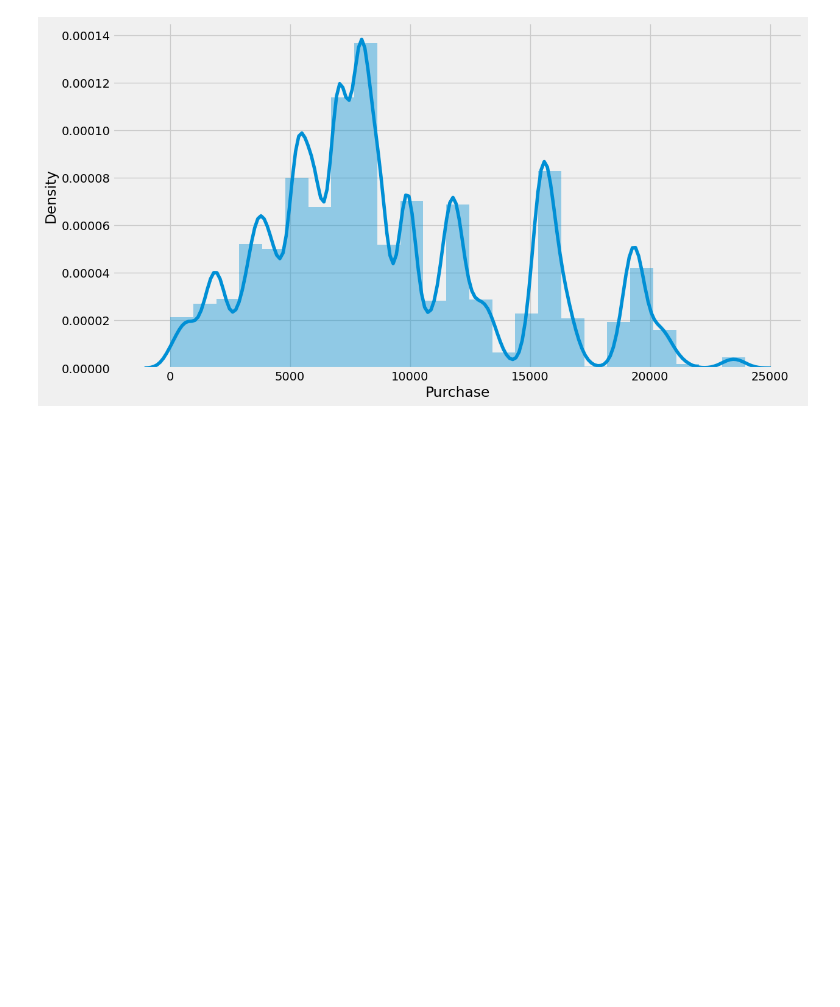
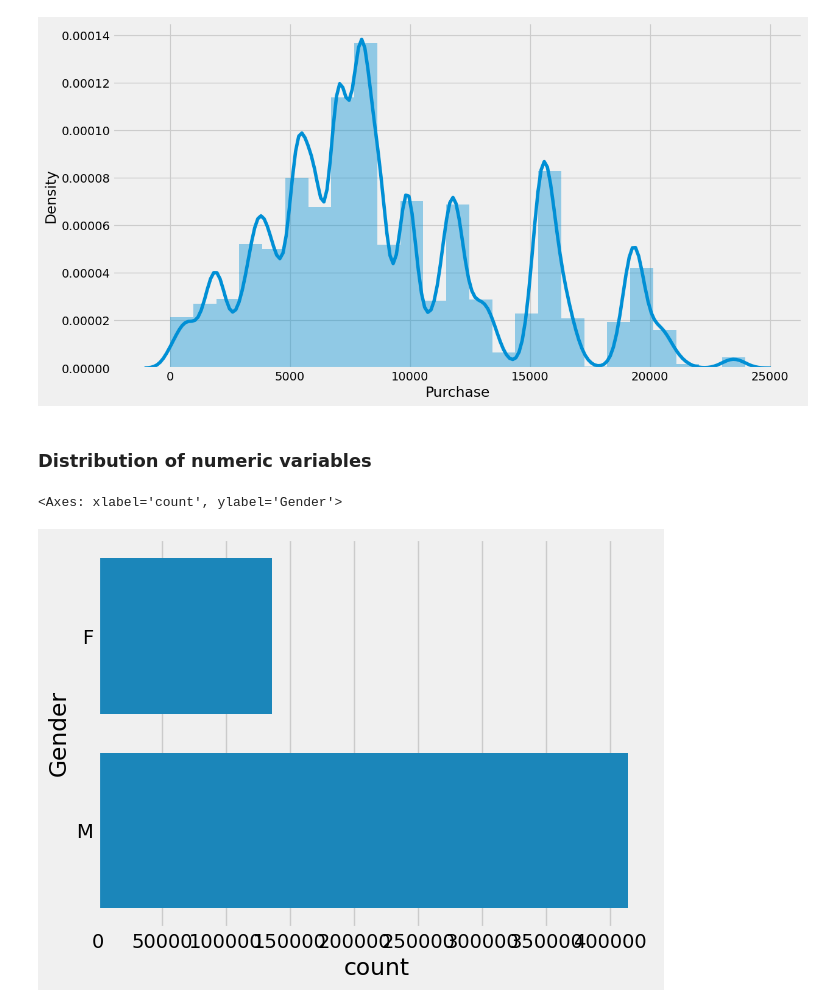
Before and after one commit to bimsi/Black-Friday-Sales-Prediction-Analysis, a Jupyter notebook: Black_Friday_Sales_Prediction_Analysis.ipynb, the cells around one changed output. Drawn from its saved outputs; the diff is of its cells as text; code cells hidden in the pictures; blank space fills up the shorter version.

```diff
--- a/Black_Friday_Sales_Prediction_Analysis.ipynb
+++ b/Black_Friday_Sales_Prediction_Analysis.ipynb
@@ -142,3 +142,10 @@ https://gist.github.com/mwaskom/de44147ed2974457ad6372750bbe5751
   sns.distplot(train_data['Purchase'], bins=25)
 <Axes: xlabel='Purchase', ylabel='Density'>
 [figure]
+# %% [markdown]
+### Distribution of numeric variables
+# %%
+sns.countplot(train_data['Gender'])
+# %% [output]
+<Axes: xlabel='count', ylabel='Gender'>
+[figure, added]
```
Also changed, not shown: parts of 13 cells of this notebook.
